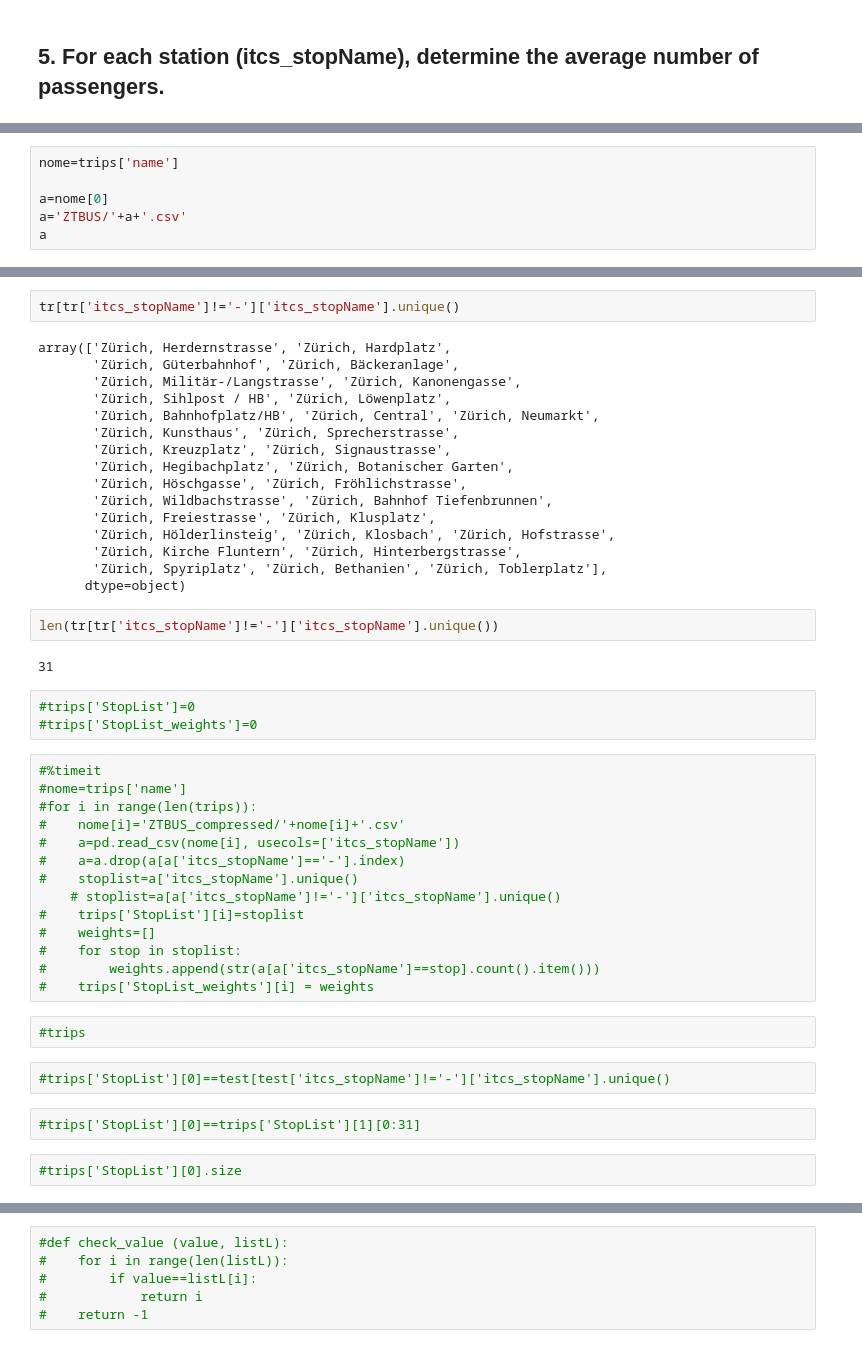
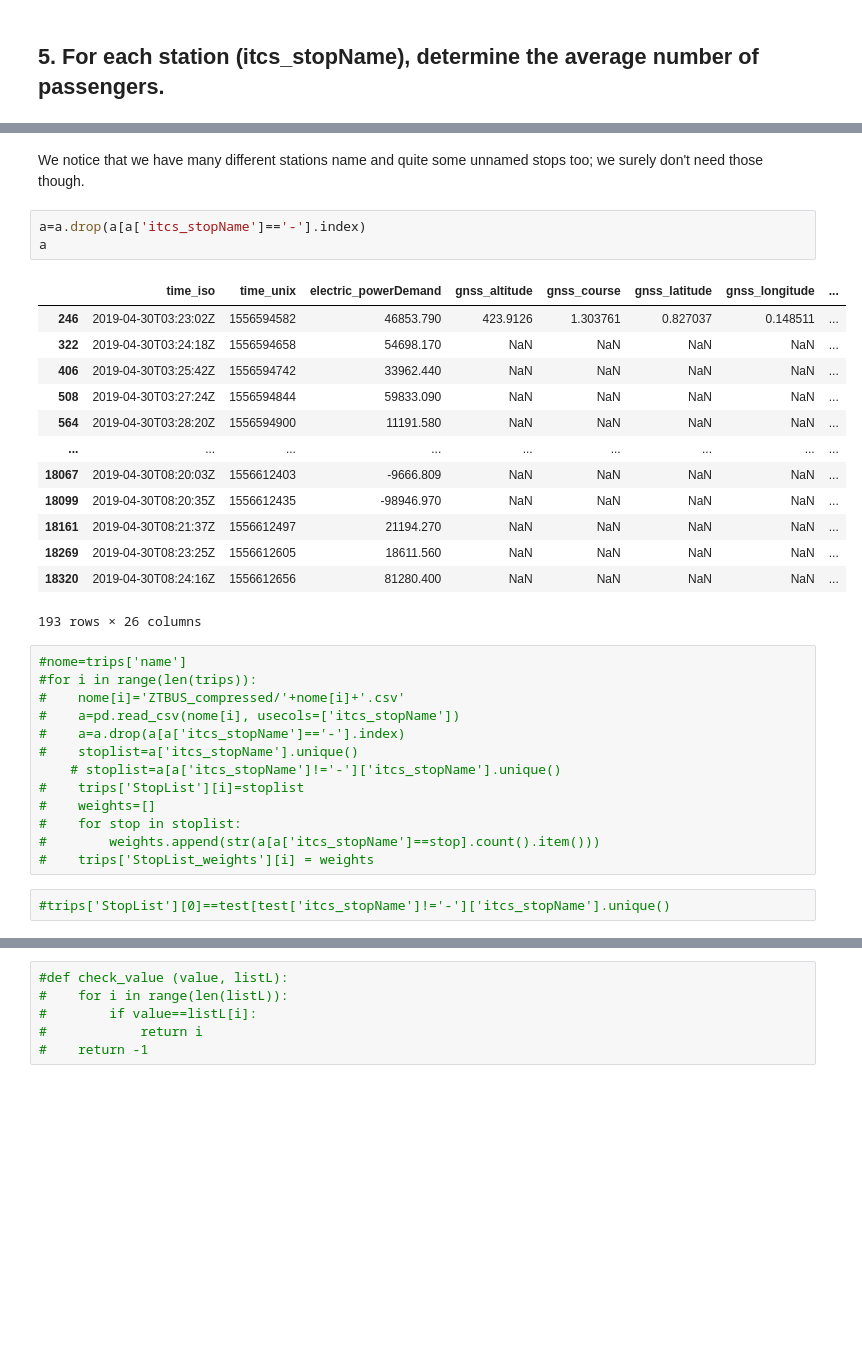
Before and after one commit to CarloArpini/2023-FCS-Project, a Jupyter notebook: Project.ipynb, the cells around one changed output, grey strips where cells are left out. Drawn from its saved outputs; the diff is of its cells as text; blank space fills up the shorter version.

```diff
--- a/Project.ipynb
+++ b/Project.ipynb
@@ -337,6 +278,0 @@ Name: name, Length: 1409, dtype: object
-# %%
-nome=trips['name']
-
-a=nome[0]
-a='ZTBUS/'+a+'.csv'
-a
@@ -379,30 +279,23 @@ tr[tr['itcs_stopName']!='-']
-# %%
-tr[tr['itcs_stopName']!='-']['itcs_stopName'].unique()
-# %% [output]
-array(['Zürich, Herdernstrasse', 'Zürich, Hardplatz',
-       'Zürich, Güterbahnhof', 'Zürich, Bäckeranlage',
-       'Zürich, Militär-/Langstrasse', 'Zürich, Kanonengasse',
-       'Zürich, Sihlpost / HB', 'Zürich, Löwenplatz',
-       'Zürich, Bahnhofplatz/HB', 'Zürich, Central', 'Zürich, Neumarkt',
-       'Zürich, Kunsthaus', 'Zürich, Sprecherstrasse',
-       'Zürich, Kreuzplatz', 'Zürich, Signaustrasse',
-       'Zürich, Hegibachplatz', 'Zürich, Botanischer Garten',
-       'Zürich, Höschgasse', 'Zürich, Fröhlichstrasse',
-       'Zürich, Wildbachstrasse', 'Zürich, Bahnhof Tiefenbrunnen',
-       'Zürich, Freiestrasse', 'Zürich, Klusplatz',
-       'Zürich, Hölderlinsteig', 'Zürich, Klosbach', 'Zürich, Hofstrasse',
-       'Zürich, Kirche Fluntern', 'Zürich, Hinterbergstrasse',
-       'Zürich, Spyriplatz', 'Zürich, Bethanien', 'Zürich, Toblerplatz'],
-      dtype=object)
-# %%
-len(tr[tr['itcs_stopName']!='-']['itcs_stopName'].unique())
-# %% [output]
-31
-# %%
-#trips['StopList']=0
-#trips['StopList_weights']=0
+# %% [markdown]
+We notice that we have many different stations name and quite some unnamed stops too; we surely don't need those though.
+# %%
+a=a.drop(a[a['itcs_stopName']=='-'].index)
+a
+# %% [output]
+|  | time_iso | time_unix | electric_powerDemand | gnss_altitude | gnss_course | gnss_latitude | gnss_longitude | ... |
+| 246 | 2019-04-30T03:23:02Z | 1556594582 | 46853.790 | 423.9126 | 1.303761 | 0.827037 | 0.148511 | ... |
+| 322 | 2019-04-30T03:24:18Z | 1556594658 | 54698.170 | NaN | NaN | NaN | NaN | ... |
+| 406 | 2019-04-30T03:25:42Z | 1556594742 | 33962.440 | NaN | NaN | NaN | NaN | ... |
+| 508 | 2019-04-30T03:27:24Z | 1556594844 | 59833.090 | NaN | NaN | NaN | NaN | ... |
+| 564 | 2019-04-30T03:28:20Z | 1556594900 | 11191.580 | NaN | NaN | NaN | NaN | ... |
+| ... | ... | ... | ... | ... | ... | ... | ... | ... |
+| 18067 | 2019-04-30T08:20:03Z | 1556612403 | -9666.809 | NaN | NaN | NaN | NaN | ... |
+| 18099 | 2019-04-30T08:20:35Z | 1556612435 | -98946.970 | NaN | NaN | NaN | NaN | ... |
+| 18161 | 2019-04-30T08:21:37Z | 1556612497 | 21194.270 | NaN | NaN | NaN | NaN | ... |
+| 18269 | 2019-04-30T08:23:25Z | 1556612605 | 18611.560 | NaN | NaN | NaN | NaN | ... |
+| 18320 | 2019-04-30T08:24:16Z | 1556612656 | 81280.400 | NaN | NaN | NaN | NaN | ... |
+193 rows × 26 columns
 # %%
-#%timeit
 #nome=trips['name']
 #for i in range(len(trips)):
 #    nome[i]='ZTBUS_compressed/'+nome[i]+'.csv'
@@ -415,11 +308,5 @@ len(tr[tr['itcs_stopName']!='-']['itcs_stopName'].unique())
 #    for stop in stoplist:
 #        weights.append(str(a[a['itcs_stopName']==stop].count().item()))
 #    trips['StopList_weights'][i] = weights
-# %%
-#trips
 # %%
 #trips['StopList'][0]==test[test['itcs_stopName']!='-']['itcs_stopName'].unique()
-# %%
-#trips['StopList'][0]==trips['StopList'][1][0:31]
-# %%
-#trips['StopList'][0].size
```
Also changed, not shown: parts of 71 cells of this notebook.
